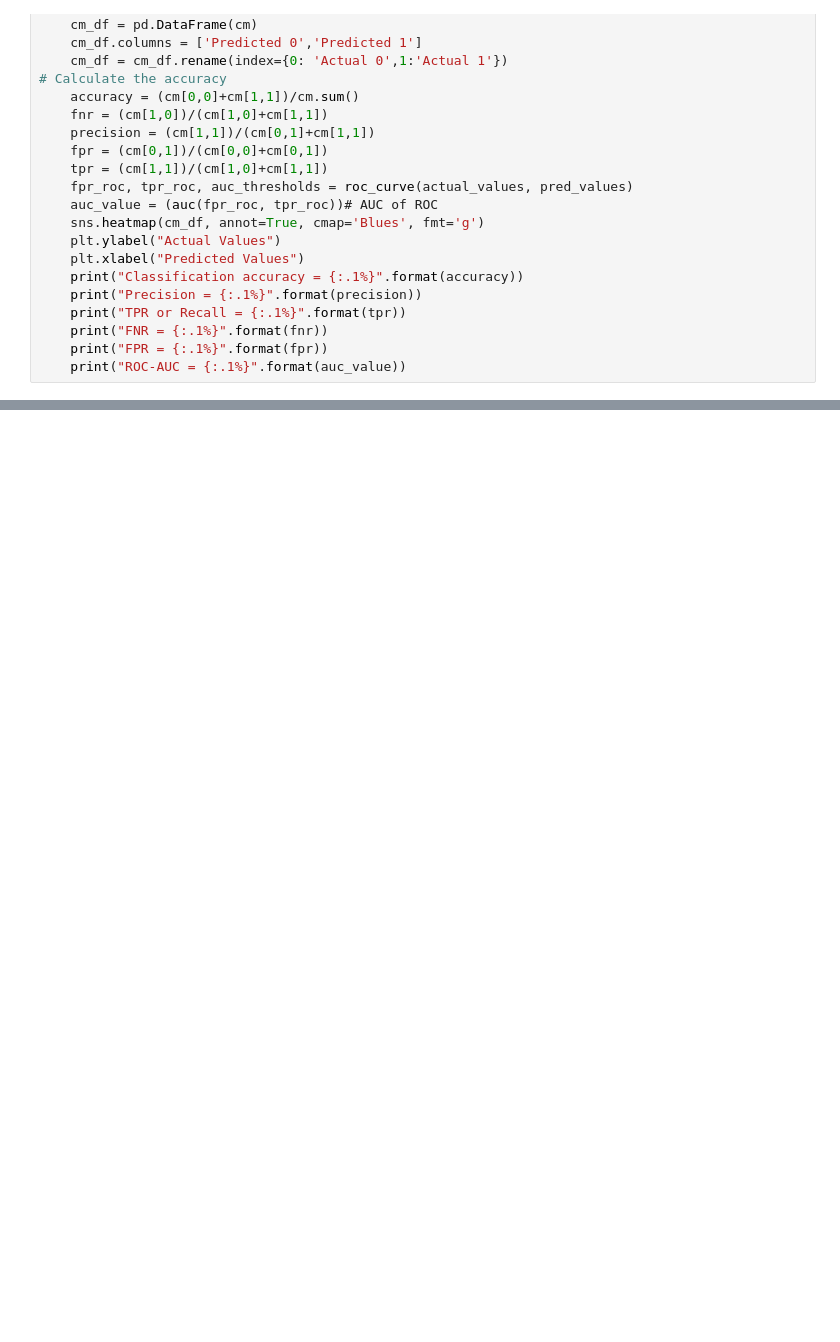
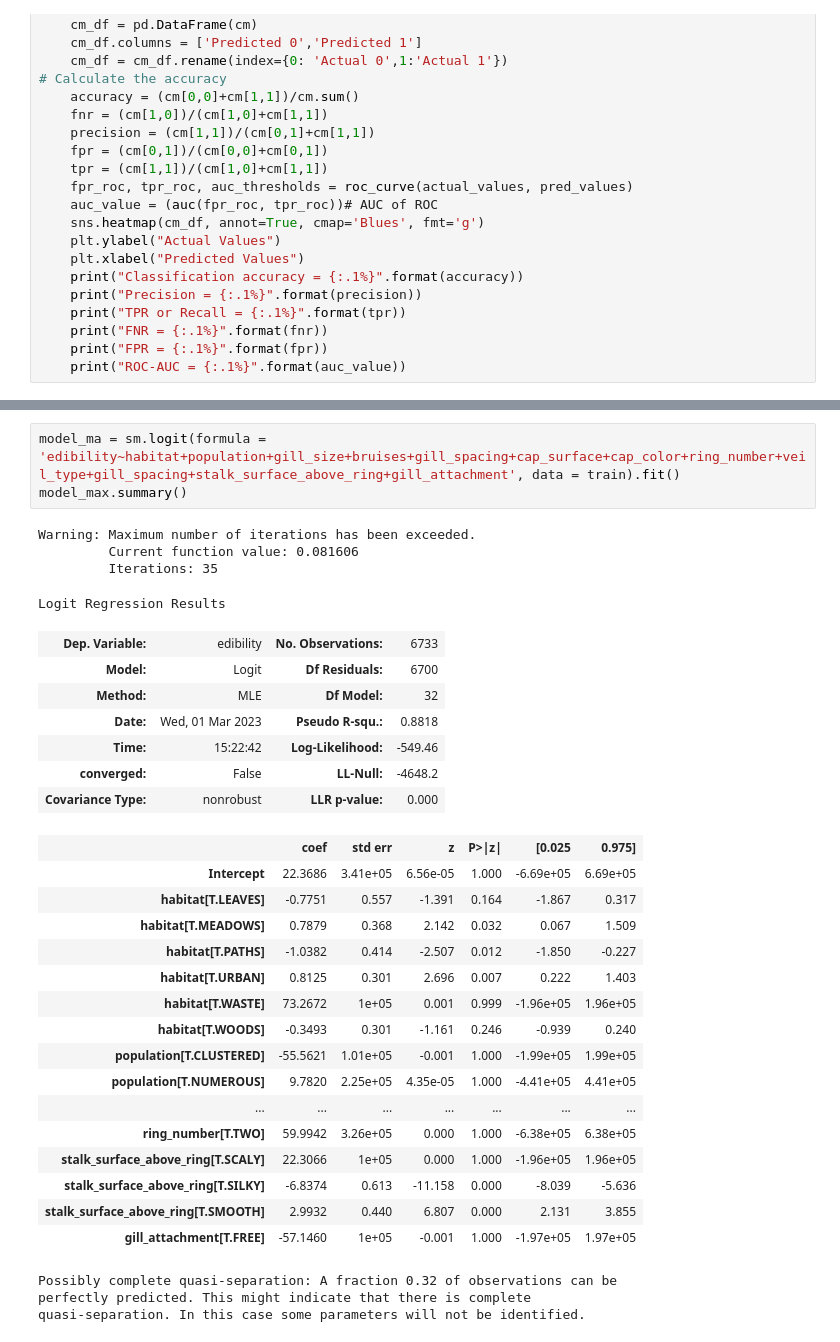
Before and after one commit to jprette/STAT303-2-Final_Project, a Jupyter notebook: Data_exploration&subset_selection.ipynb, the cells around one changed output, grey strips where cells are left out. Saved outputs shown, nothing was run; the diff lists cells and outputs as text; blank space fills up the shorter version.

```diff
--- a/Data_exploration&subset_selection.ipynb
+++ b/Data_exploration&subset_selection.ipynb
@@ -202 +262,35 @@ def confusion_matrix_data(data,actual_values,model,cutoff=0.5):
+# %%
+model_ma = sm.logit(formula = 'edibility~habitat+population+gill_size+bruises+gill_spacing+cap_surface+cap_color+ring_number+veil_type+gill_spacing+stalk_surface_above_ring+gill_attachment', data = train).fit()
+model_max.summary()
+# %% [output]
+Warning: Maximum number of iterations has been exceeded.
+         Current function value: 0.081606
+         Iterations: 35
+Logit Regression Results
+| Dep. Variable: | edibility | No. Observations: | 6733 |
+| Model: | Logit | Df Residuals: | 6700 |
+| Method: | MLE | Df Model: | 32 |
+| Date: | Wed, 01 Mar 2023 | Pseudo R-squ.: | 0.8818 |
+| Time: | 15:22:42 | Log-Likelihood: | -549.46 |
+| converged: | False | LL-Null: | -4648.2 |
+| Covariance Type: | nonrobust | LLR p-value: | 0.000 |
+|  | coef | std err | z | P>|z| | [0.025 | 0.975] |
+| Intercept | 22.3686 | 3.41e+05 | 6.56e-05 | 1.000 | -6.69e+05 | 6.69e+05 |
+| habitat[T.LEAVES] | -0.7751 | 0.557 | -1.391 | 0.164 | -1.867 | 0.317 |
+| habitat[T.MEADOWS] | 0.7879 | 0.368 | 2.142 | 0.032 | 0.067 | 1.509 |
+| habitat[T.PATHS] | -1.0382 | 0.414 | -2.507 | 0.012 | -1.850 | -0.227 |
+| habitat[T.URBAN] | 0.8125 | 0.301 | 2.696 | 0.007 | 0.222 | 1.403 |
+| habitat[T.WASTE] | 73.2672 | 1e+05 | 0.001 | 0.999 | -1.96e+05 | 1.96e+05 |
+| habitat[T.WOODS] | -0.3493 | 0.301 | -1.161 | 0.246 | -0.939 | 0.240 |
+| population[T.CLUSTERED] | -55.5621 | 1.01e+05 | -0.001 | 1.000 | -1.99e+05 | 1.99e+05 |
+| population[T.NUMEROUS] | 9.7820 | 2.25e+05 | 4.35e-05 | 1.000 | -4.41e+05 | 4.41e+05 |
+| ... | ... | ... | ... | ... | ... | ... |
+| ring_number[T.TWO] | 59.9942 | 3.26e+05 | 0.000 | 1.000 | -6.38e+05 | 6.38e+05 |
+| stalk_surface_above_ring[T.SCALY] | 22.3066 | 1e+05 | 0.000 | 1.000 | -1.96e+05 | 1.96e+05 |
+| stalk_surface_above_ring[T.SILKY] | -6.8374 | 0.613 | -11.158 | 0.000 | -8.039 | -5.636 |
+| stalk_surface_above_ring[T.SMOOTH] | 2.9932 | 0.440 | 6.807 | 0.000 | 2.131 | 3.855 |
+| gill_attachment[T.FREE] | -57.1460 | 1e+05 | -0.001 | 1.000 | -1.97e+05 | 1.97e+05 |
+Possibly complete quasi-separation: A fraction 0.32 of observations can be
+perfectly predicted. This might indicate that there is complete
+quasi-separation. In this case some parameters will not be identified.
 # %%
```
Also changed, not shown: parts of 20 cells of this notebook.
